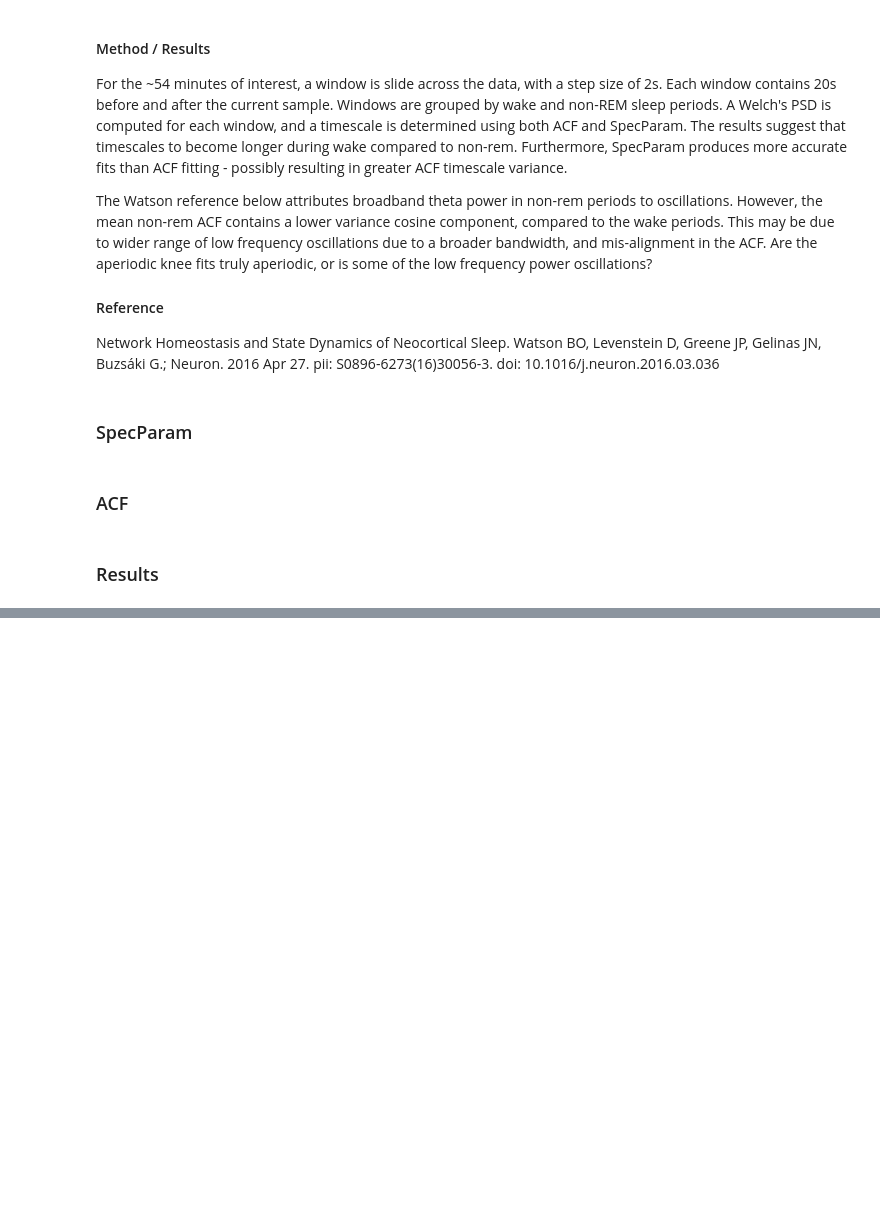
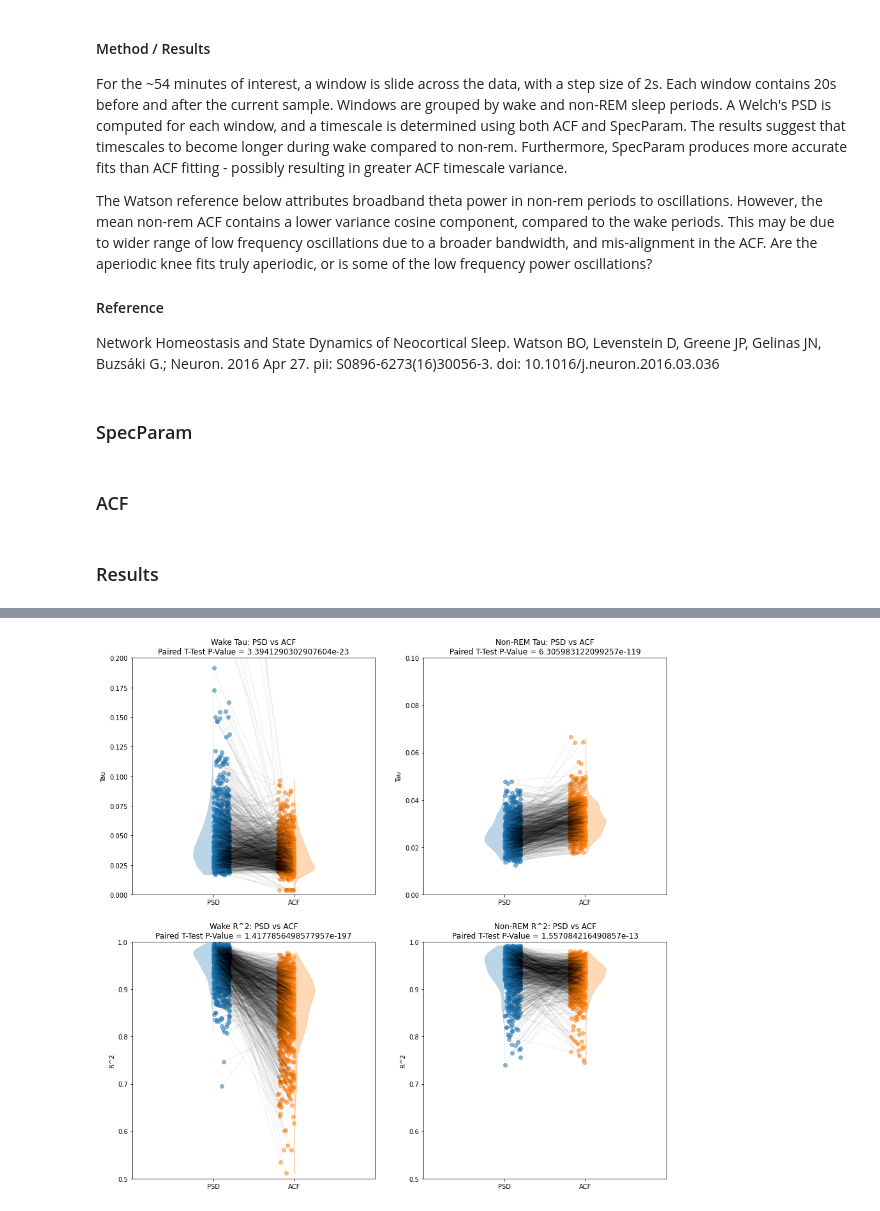
Before and after one commit to voytekresearch/timescale-methods, a Jupyter notebook: notebooks/sliding_window_timescales.ipynb, the cells around one changed output, grey strips where cells are left out. Saved outputs shown, nothing was run; the diff lists cells and outputs as text; code cells hidden in the pictures; blank space fills up the shorter version.

```diff
--- a/notebooks/sliding_window_timescales.ipynb
+++ b/notebooks/sliding_window_timescales.ipynb
@@ -233,31 +229,33 @@ plt.savefig('fig_fit_125dpi.png', dpi=125)
 # %%
 # Run paired t-test
 wake_rsq_pval = ttest_rel(wake_rsq[wake_keep], wake_rsq_acf[wake_keep]).pvalue
 wake_taus_pval = ttest_rel(wake_taus[wake_keep], wake_taus_acf[wake_keep]).pvalue
 
 nrem_rsq_pval = ttest_rel(nrem_rsq[nrem_keep], nrem_rsq_acf[nrem_keep]).pvalue
 nrem_taus_pval = ttest_rel(nrem_taus[nrem_keep], nrem_taus_acf[nrem_keep]).pvalue
 
 # Plot
 fig, axes = plt.subplots(ncols=2, nrows=2, figsize=(15, 15))
 
 plot_connected_scatter(wake_taus[wake_keep], wake_taus_acf[wake_keep], axes[0][0],
                        f'Wake Tau: PSD vs ACF\nPaired T-Test P-Value = {wake_taus_pval}',
-                       alpha_line=.05, ylim=(0, .6))
+                       alpha_line=.05, ylim=(0, .2))
 
 plot_connected_scatter(nrem_taus[nrem_keep], nrem_taus_acf[nrem_keep], axes[0][1],
                        f'Non-REM Tau: PSD vs ACF\nPaired T-Test P-Value = {nrem_taus_pval}',
-                       alpha_line=.05, ylim=(0, .6))
+                       alpha_line=.05, ylim=(0, .1))
 
 plot_connected_scatter(wake_rsq[wake_keep], wake_rsq_acf[wake_keep], axes[1][0],
                        title=f'Wake R^2: PSD vs ACF\nPaired T-Test P-Value = {wake_rsq_pval}',
                        alpha_line=.05, ylim=(.5, 1), ylabel='R^2')
 
 plot_connected_scatter(nrem_rsq[nrem_keep], nrem_rsq_acf[nrem_keep], axes[1][1],
                        title=f'Non-REM R^2: PSD vs ACF\nPaired T-Test P-Value = {nrem_rsq_pval}',
                        alpha_line=.05, ylim=(.5, 1), ylabel='R^2')
 
-plt.savefig('fig_scatter_125dpi.png', dpi=125)
+#plt.savefig('fig_scatter_125dpi.png', dpi=125)
+# %% [output]
+[figure, added]
 # %%
 # Run ind t-test
 psd_taus_pval = ttest_ind(wake_taus, nrem_taus).pvalue
```
Also changed, not shown: parts of 11 cells of this notebook.
